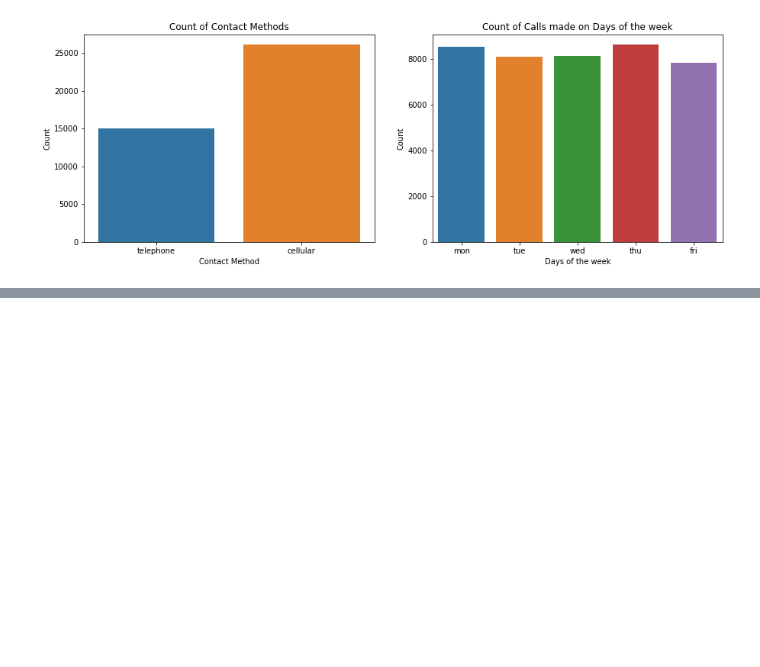
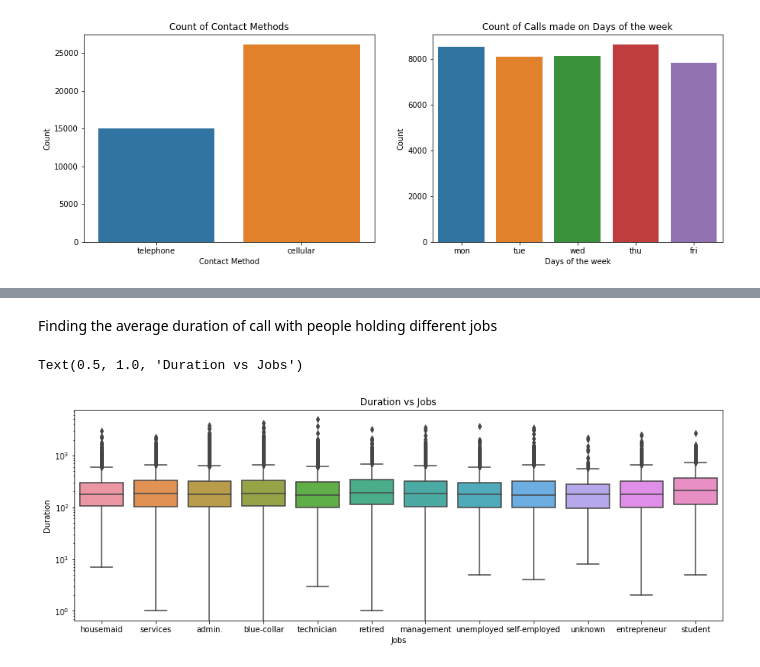
Before and after one commit to kaushik-holla/Bank-Marketing, a Jupyter notebook: Bank Marketing Analysis and Modeling.ipynb, the cells around one changed output, grey strips where cells are left out. Cells and saved outputs as stored; diff of their text form; code cells hidden in the pictures; blank space fills up the shorter version.

```diff
--- a/Bank Marketing Analysis and Modeling.ipynb
+++ b/Bank Marketing Analysis and Modeling.ipynb
@@ -306,0 +315,12 @@ Text(0.5, 1.0, 'Count of contacts made in each month')
+# %% [markdown]
+Finding the average duration of call with people holding different jobs
+# %%
+fig, ax = plt.subplots(figsize = (15, 5))
+sns.boxplot(x = "job", y = "duration", data = df, orient = 'v')
+ax.set_xlabel("Jobs")
+ax.set_ylabel("Duration")
+ax.set_yscale("log")
+ax.set_title("log(Duration) vs Jobs")
+# %% [output]
+Text(0.5, 1.0, 'Duration vs Jobs')
+[figure, added]
```
Also changed, not shown: parts of 6 cells of this notebook.
